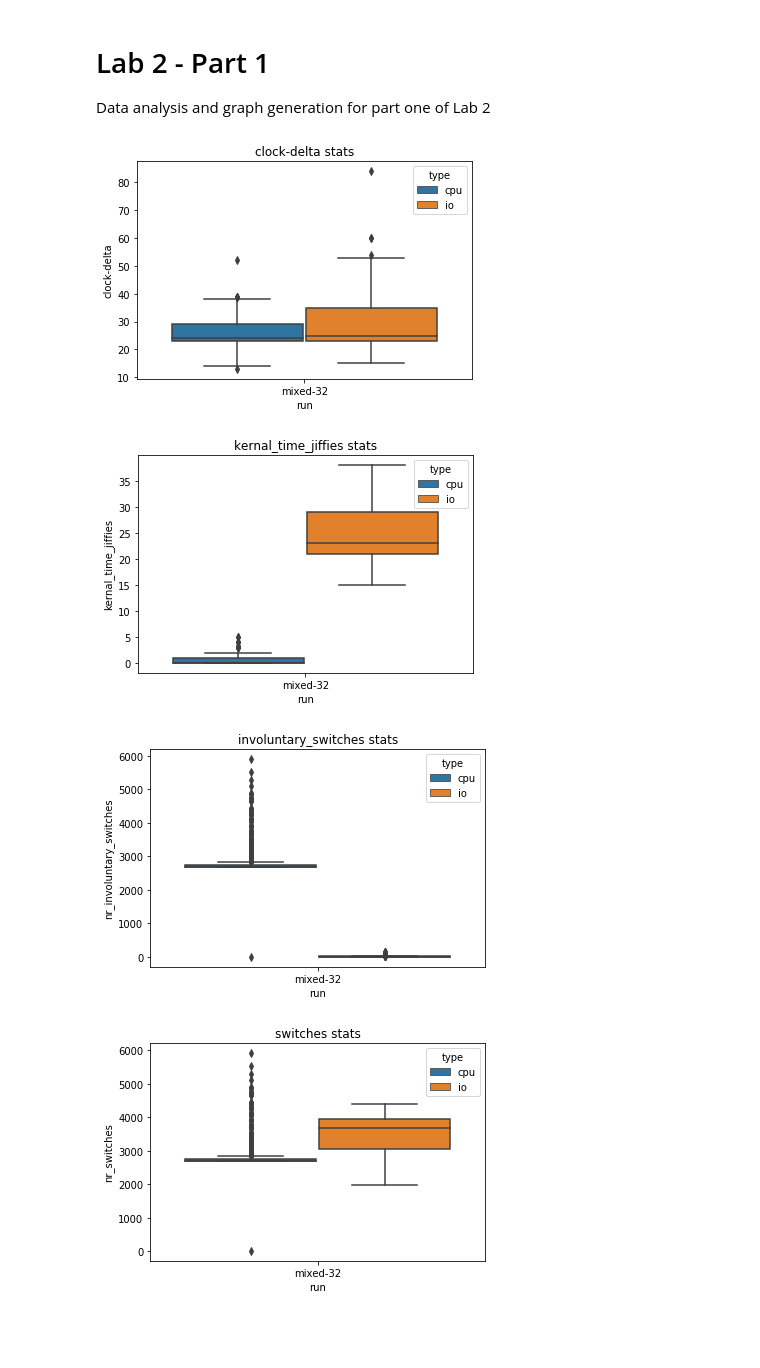
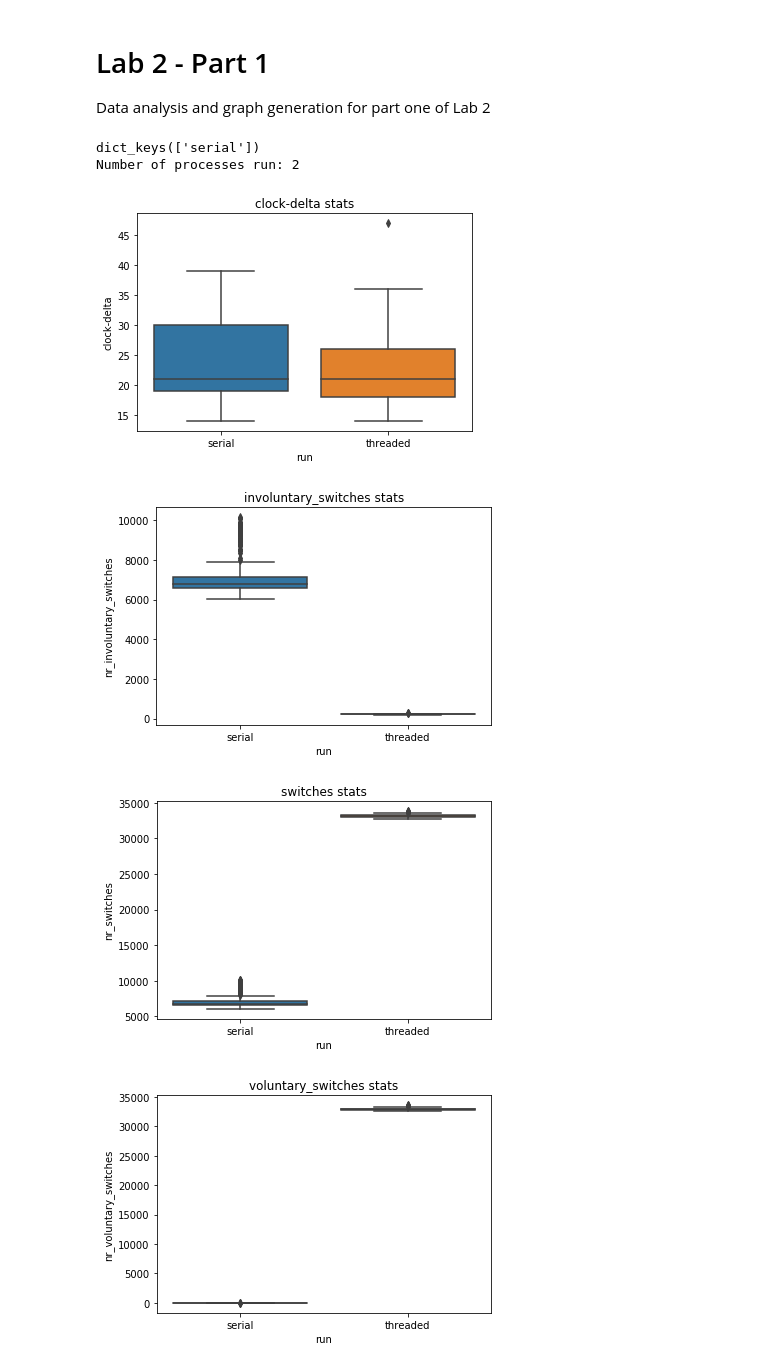
Before and after one commit to badisa/cs481-lab3, a Jupyter notebook: analysis.ipynb, the cells around one changed output. Cells and saved outputs as stored; diff of their text form; code cells hidden in the pictures; blank space fills up the shorter version.

Commit message:
Updates the notebook
* Was from lab 2, now updated with the modified code
  and graphs for lab 3

```diff
--- a/analysis.ipynb
+++ b/analysis.ipynb
@@ -8,10 +8,20 @@ import pandas
 import seaborn
 import numpy
 import matplotlib.pyplot as plt
+from gzip import open as gzopen
 
 # The sample data contains two runs, one at 32 seconds and another at 64 seconds.
-with open("sample.json", "r") as ifs:
-    data = json.load(ifs)
+with gzopen("lab-3-mode-serial-procs-512-batches-8.json.gz", "r") as ifs:
+    data = ifs.read().decode("utf-8")
+data = json.loads(data)
+print(data.keys())
+with gzopen("lab-3-mode-threaded-procs-128-batches-2.json.gz", "r") as ifs:
+    new_data = ifs.read().decode("utf-8")
+new_data = json.loads(new_data)
+
+# Combine the two results together
+data.update(new_data)
+print("Number of processes run:", len(data))
 items = []
 endings = set()
 for key, val in data.items():
@@ -25,35 +35,31 @@ for key, val in data.items():
                 except Exception:
                     pass
         old["run"] = key
-        time = int(key.split("-")[-1])
-        old["time"] = time
-        endings.add(time)
         items.append(old)
 frame = pandas.DataFrame(items)
-
-# Only want the mixed runs, the other runs are more for proof of concept
-mixed = frame[frame["run"].isin(["mixed-{}".format(x) for x in endings])]
+# %% [output]
+dict_keys(['serial'])
+Number of processes run: 2
 # %%
-for idx, key in enumerate(mixed.columns):
-    if key in ["se.avg.last_update_time", "se.exec_start", "time"]:
+for idx, key in enumerate(frame.columns):
+    if key in ["se.avg.last_update_time", "se.exec_start",]:
         continue
     if not isinstance(frame[key][0], (float, int, numpy.int64, numpy.float64)):
         continue
     if not frame[key][0]:
         continue
-    subframe = mixed.copy()
+    subframe = frame.copy()
     if len(getattr(subframe, key).unique()) == 1:
         continue
-    subframe = subframe[subframe.time == 32]
     try:
         figure, axes = plt.subplots(nrows=1)
         axes.set_title("{} stats".format(key.split(".")[-1]).strip("nr_"))
-        seaborn.boxplot(x="run", y=key, hue="type", data=subframe, ax=axes)
+        seaborn.boxplot(x="run", y=key, data=subframe, ax=axes)
         figure.show()
     except Exception:
         pass
 # %% [output]
-[figure, old version]
+[figure, new version]
-[figure, old version]
+[figure, new version]
-[figure, old version]
+[figure, new version]
-[figure, old version]
+[figure, new version]
```
Also changed, not shown: parts of 5 cells of this notebook.
